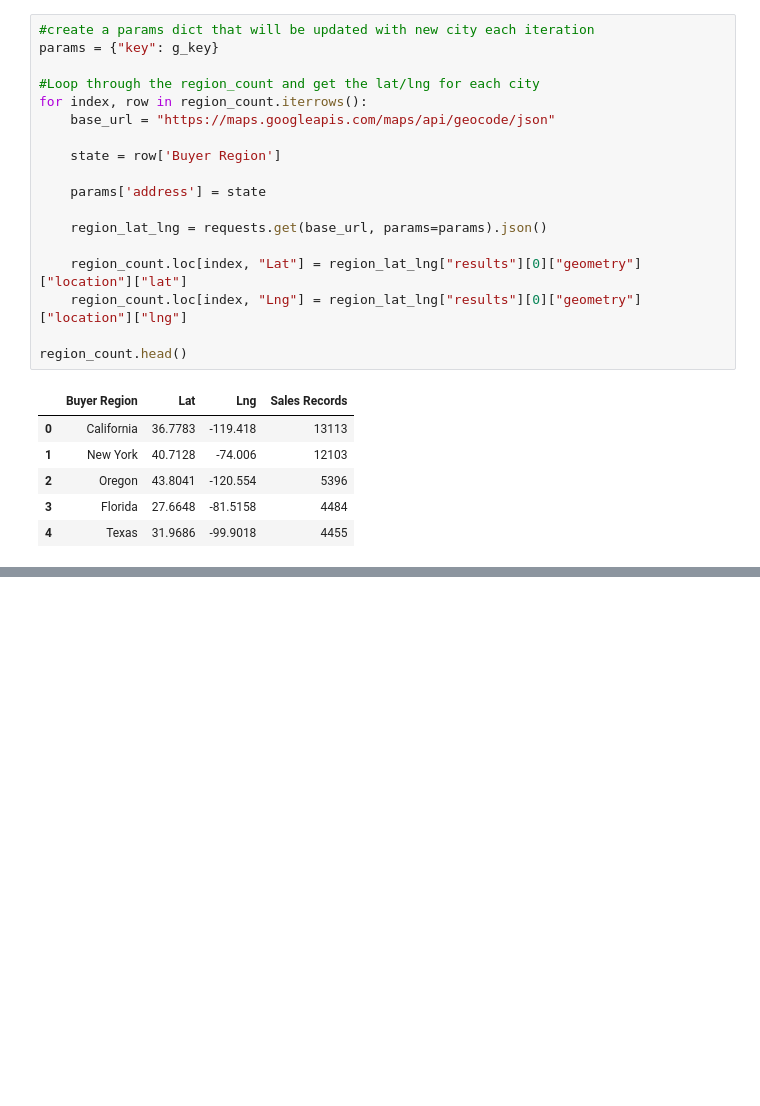
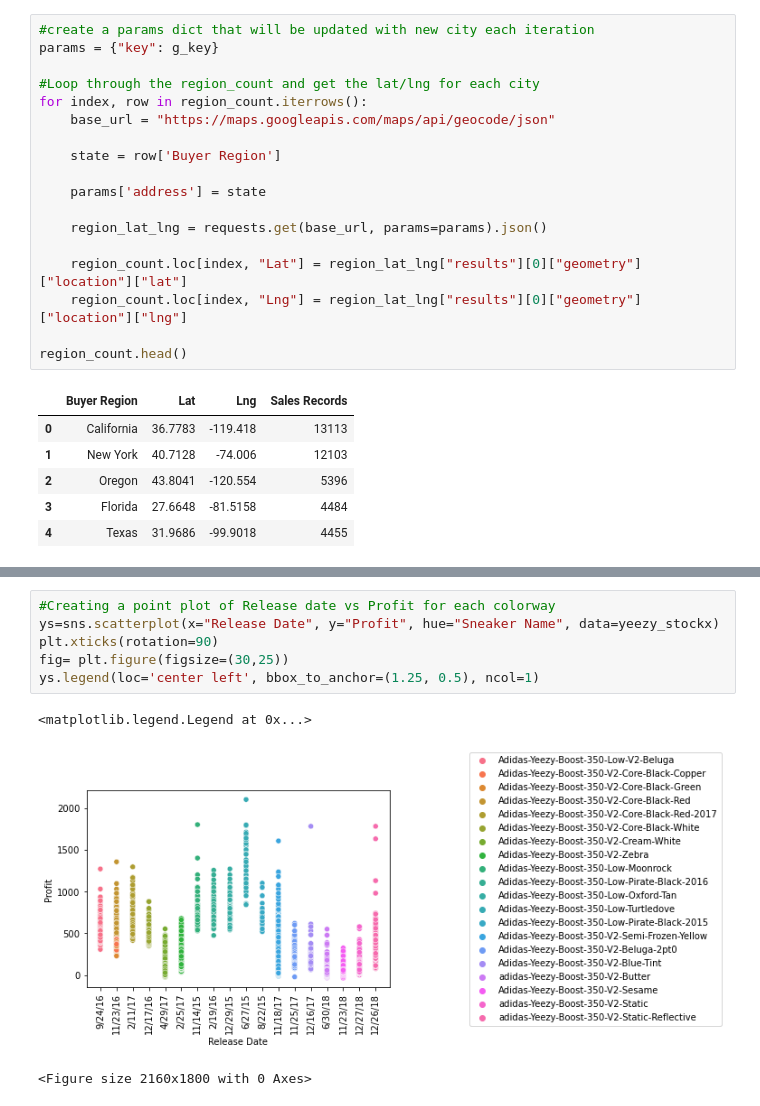
Before and after one commit to tjefferson15/Project-1-Hawks-, a Jupyter notebook: StockX.ipynb, the cells around one changed output, grey strips where cells are left out. Drawn from its saved outputs; the diff is of its cells as text; blank space fills up the shorter version.

```diff
--- a/StockX.ipynb
+++ b/StockX.ipynb
@@ -310,0 +344,10 @@ fig
+# %%
+#Creating a point plot of Release date vs Profit for each colorway
+ys=sns.scatterplot(x="Release Date", y="Profit", hue="Sneaker Name", data=yeezy_stockx)
+plt.xticks(rotation=90)
+fig= plt.figure(figsize=(30,25))
+ys.legend(loc='center left', bbox_to_anchor=(1.25, 0.5), ncol=1)
+# %% [output]
+<matplotlib.legend.Legend at 0x...>
+[figure, added]
+<Figure size 2160x1800 with 0 Axes>
```
Also changed, not shown: parts of 7 cells of this notebook.
